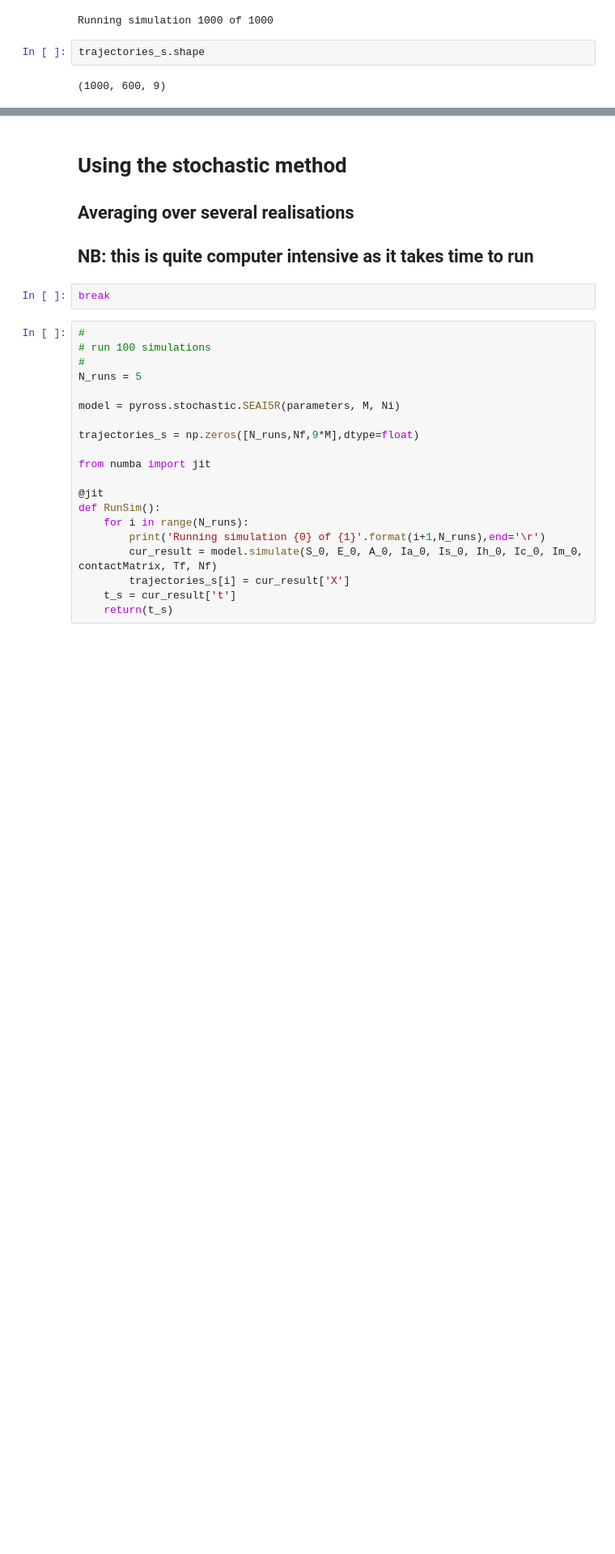
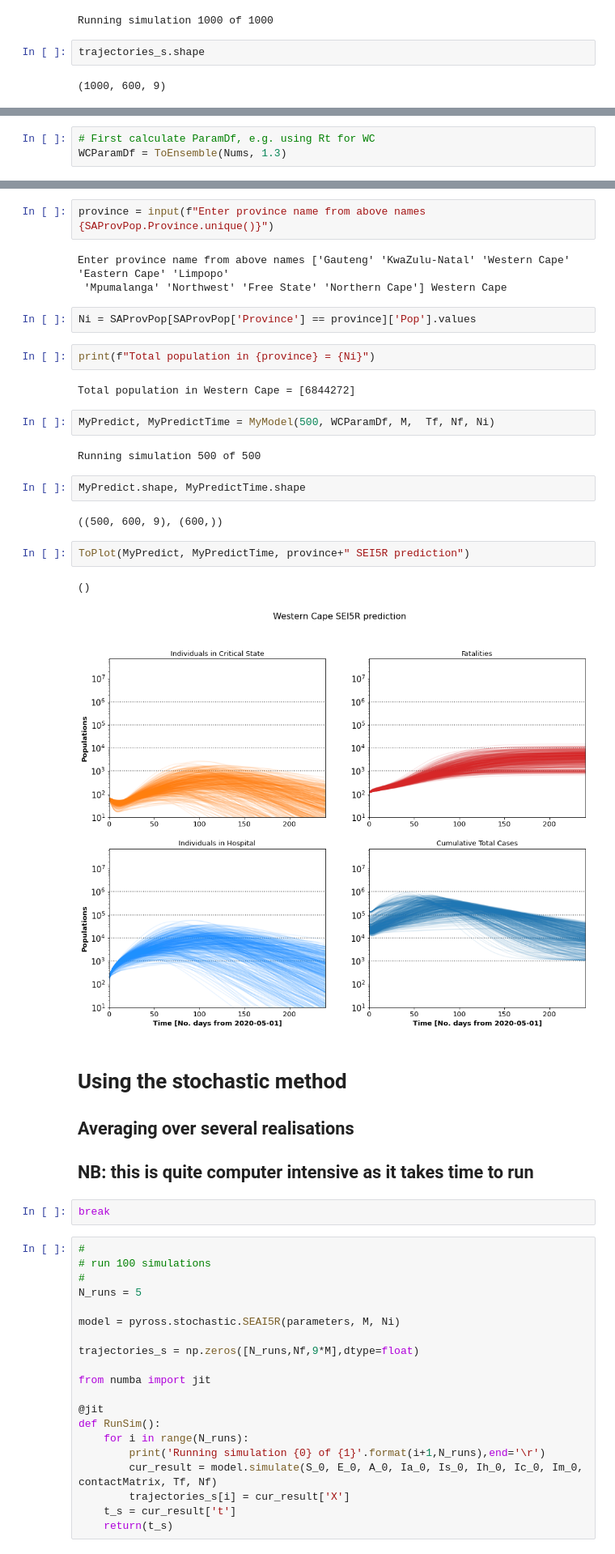
Before and after one commit to ifornax/Covid19, a Jupyter notebook: PySEIR_Province_NO.ipynb, the cells around one changed output, grey strips where cells are left out. Shown: that part at 81% size. Cells and saved outputs as stored; diff of their text form; blank space fills up the shorter version.

```diff
--- a/PySEIR_Province_NO.ipynb
+++ b/PySEIR_Province_NO.ipynb
@@ -873,0 +969,3 @@ Text(0.5, 0, 'Time [No. days from 2020-05-01]')
+# %%
+# First calculate ParamDf, e.g. using Rt for WC
+WCParamDf = ToEnsemble(Nums, 1.3)
@@ -874,3 +974,27 @@ Text(0.5, 0, 'Time [No. days from 2020-05-01]')
+# %%
+province = input(f"Enter province name from above names {SAProvPop.Province.unique()}")
+# %% [output]
+Enter province name from above names ['Gauteng' 'KwaZulu-Natal' 'Western Cape' 'Eastern Cape' 'Limpopo'
+ 'Mpumalanga' 'Northwest' 'Free State' 'Northern Cape'] Western Cape
+# %%
+Ni = SAProvPop[SAProvPop['Province'] == province]['Pop'].values
+# %%
+print(f"Total population in {province} = {Ni}")
+# %% [output]
+Total population in Western Cape = [6844272]
+# %%
+MyPredict, MyPredictTime = MyModel(500, WCParamDf, M,  Tf, Nf, Ni)
+# %% [output]
+Running simulation 500 of 500
+# %%
+MyPredict.shape, MyPredictTime.shape
+# %% [output]
+((500, 600, 9), (600,))
+# %%
+ToPlot(MyPredict, MyPredictTime, province+" SEI5R prediction")
+# %% [output]
+()
+[figure, added]
 # %% [markdown]
 # Using the stochastic method
 ## Averaging over several realisations
```
Also changed, not shown: parts of 42 cells of this notebook, 1 other file.
